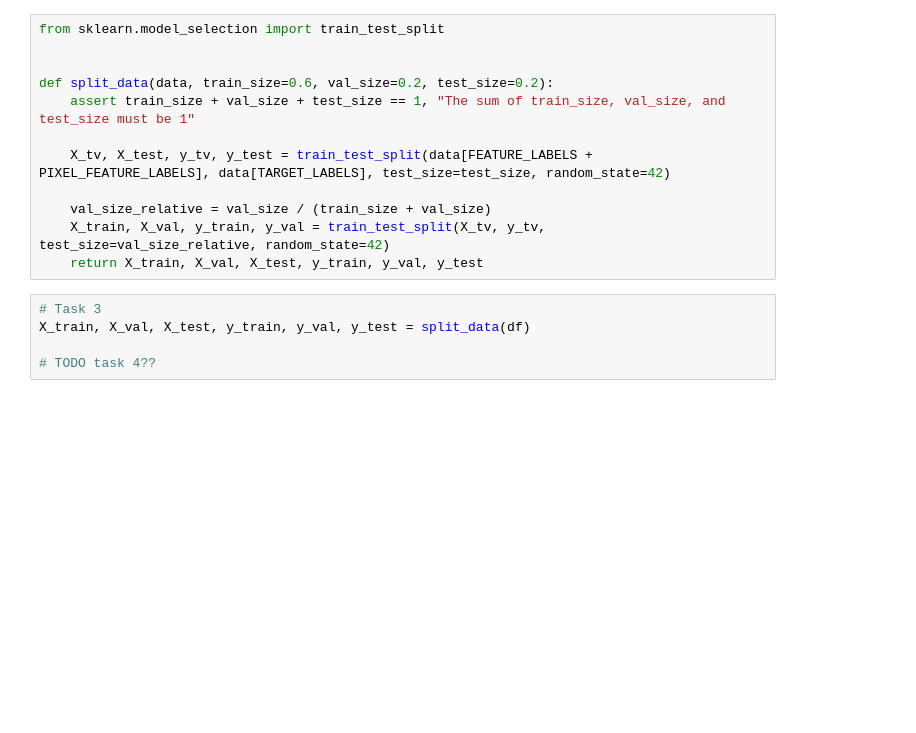
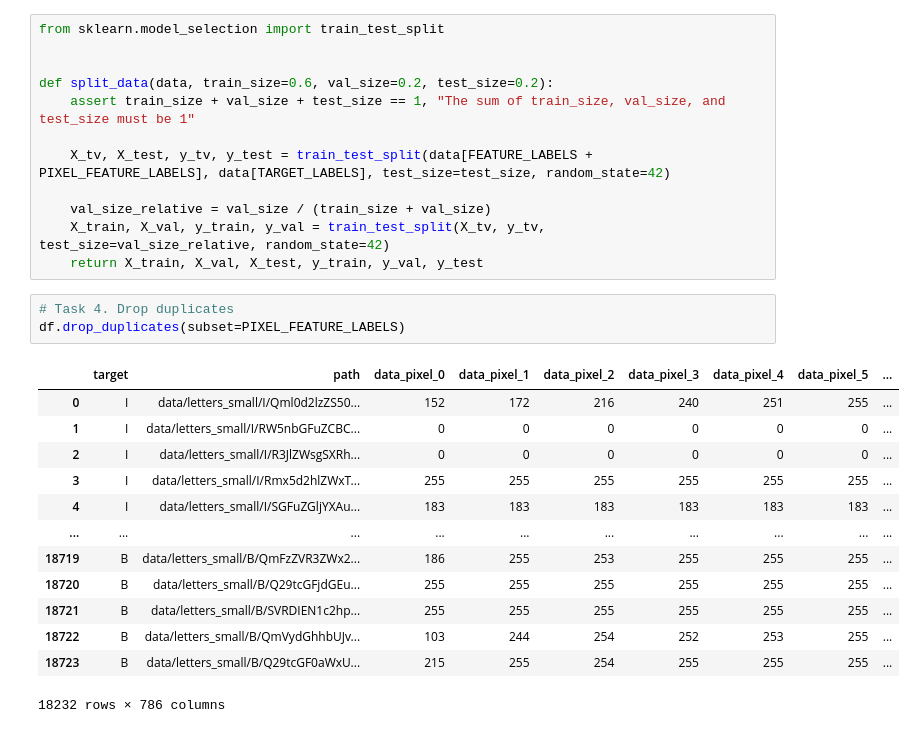
Before and after one commit to North0n/mo, a Jupyter notebook: lab1.ipynb, the cells around one changed output. Cells and saved outputs as stored; diff of their text form; blank space fills up the shorter version.

```diff
--- a/lab1.ipynb
+++ b/lab1.ipynb
@@ -79,11 +79,23 @@ def split_data(data, train_size=0.6, val_size=0.2, test_size=0.2):
     val_size_relative = val_size / (train_size + val_size)
     X_train, X_val, y_train, y_val = train_test_split(X_tv, y_tv, test_size=val_size_relative, random_state=42)
     return X_train, X_val, X_test, y_train, y_val, y_test
-# %%
-# Task 3
-X_train, X_val, X_test, y_train, y_val, y_test = split_data(df)
-
-# TODO task 4??
+# %%
+# Task 4. Drop duplicates
+df.drop_duplicates(subset=PIXEL_FEATURE_LABELS)
+# %% [output]
+|  | target | path | data_pixel_0 | data_pixel_1 | data_pixel_2 | data_pixel_3 | data_pixel_4 | data_pixel_5 | ... |
+| 0 | I | data/letters_small/I/Qml0d2lzZS50... | 152 | 172 | 216 | 240 | 251 | 255 | ... |
+| 1 | I | data/letters_small/I/RW5nbGFuZCBC... | 0 | 0 | 0 | 0 | 0 | 0 | ... |
+| 2 | I | data/letters_small/I/R3JlZWsgSXRh... | 0 | 0 | 0 | 0 | 0 | 0 | ... |
+| 3 | I | data/letters_small/I/Rmx5d2hlZWxT... | 255 | 255 | 255 | 255 | 255 | 255 | ... |
+| 4 | I | data/letters_small/I/SGFuZGljYXAu... | 183 | 183 | 183 | 183 | 183 | 183 | ... |
+| ... | ... | ... | ... | ... | ... | ... | ... | ... | ... |
+| 18719 | B | data/letters_small/B/QmFzZVR3ZWx2... | 186 | 255 | 253 | 255 | 255 | 255 | ... |
+| 18720 | B | data/letters_small/B/Q29tcGFjdGEu... | 255 | 255 | 255 | 255 | 255 | 255 | ... |
+| 18721 | B | data/letters_small/B/SVRDIEN1c2hp... | 255 | 255 | 255 | 255 | 255 | 255 | ... |
+| 18722 | B | data/letters_small/B/QmVydGhhbUJv... | 103 | 244 | 254 | 252 | 253 | 255 | ... |
+| 18723 | B | data/letters_small/B/Q29tcGF0aWxU... | 215 | 255 | 254 | 255 | 255 | 255 | ... |
+18232 rows × 786 columns
 # %%
 from sklearn.metrics import accuracy_score
 from sklearn.multiclass import OneVsOneClassifier
```
Also changed, not shown: parts of 4 cells of this notebook.
